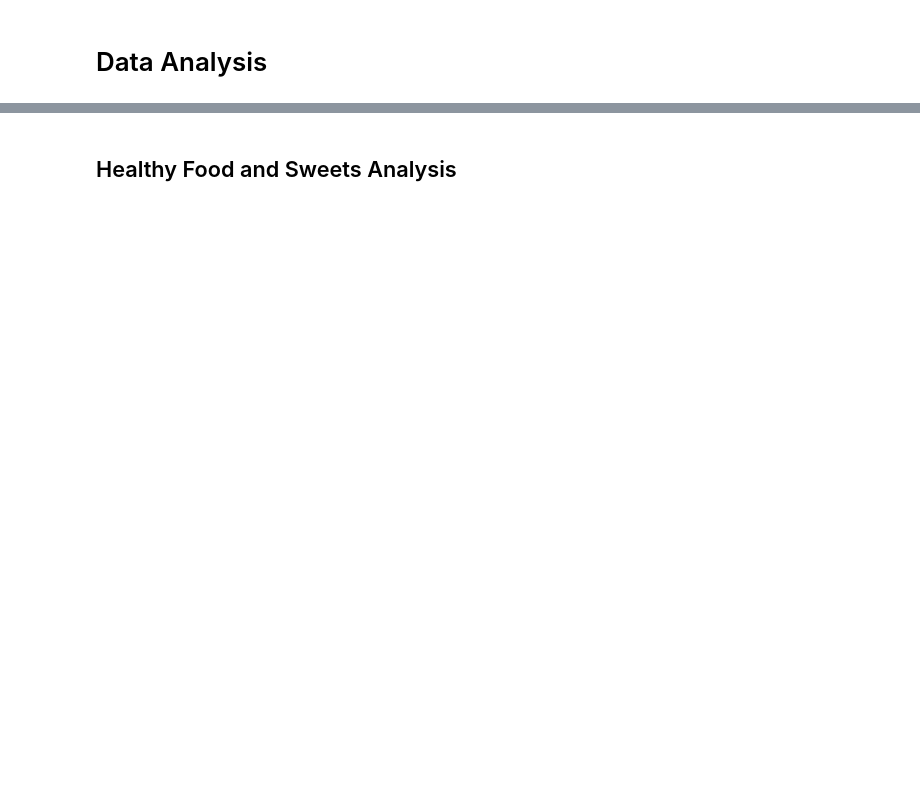
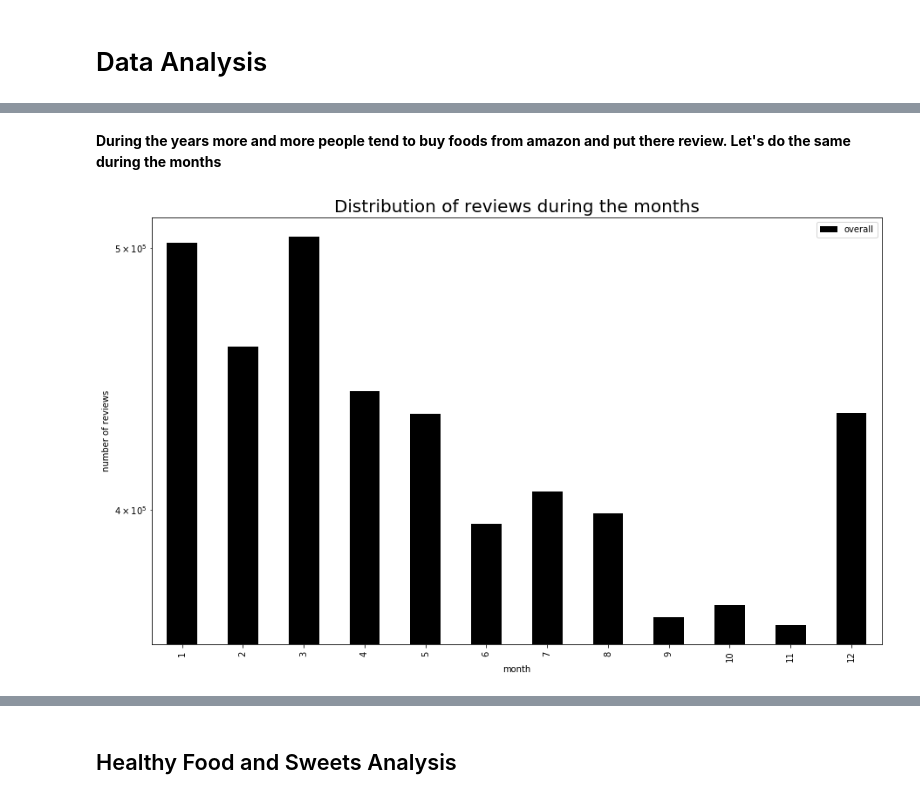
Before and after one commit to JulesssG/ADA-project, a Jupyter notebook: cleaning-trends.ipynb, the cells around one changed output, grey strips where cells are left out. Saved outputs shown, nothing was run; the diff lists cells and outputs as text; code cells hidden in the pictures; blank space fills up the shorter version.

```diff
--- a/cleaning-trends.ipynb
+++ b/cleaning-trends.ipynb
@@ -82,0 +87,16 @@ plt.show()
+# %% [markdown]
+**During the years more and more people tend to buy foods from amazon and put there review. Let's do the same during the months**
+# %%
+##plot how many reviews we have for each year
+d = dataset[['overall','reviewMonth']].copy()
+groupby_year = d.groupby('reviewMonth').count()
+
+color = plt.cm.copper(np.linspace(0, 100, 150))
+groupby_year.sort_values(by=['reviewMonth']).plot.bar(color = color, figsize = (15, 9))
+plt.title('Distribution of reviews during the months', fontsize = 20)
+plt.xlabel('month')
+plt.ylabel('number of reviews')
+plt.yscale("log")
+plt.show()
+# %% [output]
+[figure, added]
```
Also changed, not shown: parts of 43 cells of this notebook.
